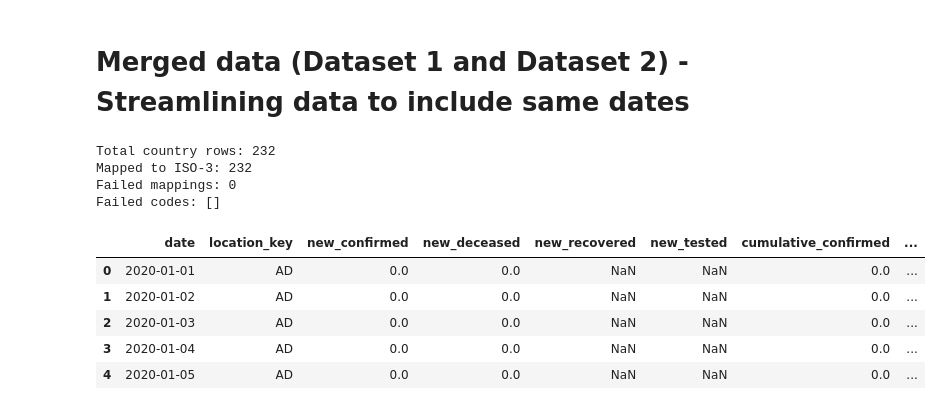
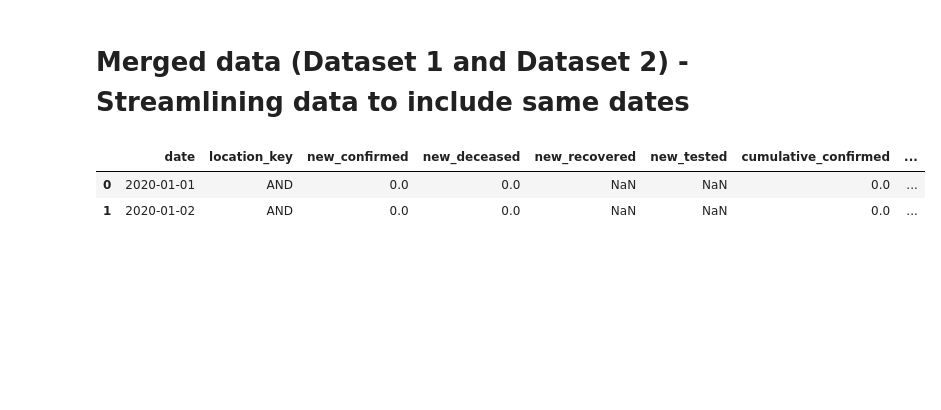
Before and after one commit to vichalder/final_project, a Jupyter notebook: notebooks/Data_cleaning_and_merging.ipynb, the cells around one changed output. Saved outputs shown, nothing was run; the diff lists cells and outputs as text; code cells hidden in the pictures; blank space fills up the shorter version.

```diff
--- a/notebooks/Data_cleaning_and_merging.ipynb
+++ b/notebooks/Data_cleaning_and_merging.ipynb
@@ -319,49 +315,30 @@ filtered_focus_data1_common
 # Selecting focus countries for deep dive analysis
 focus_countries = ['DNK', 'DEU', 'GBR']
 # %%
-special_cases = {
-    "XK": "XKX",  # Kosovo
-}
+def convert_iso2_to_iso3(location_key):
 
-#Apply for "Focus_data1" and "Focus_data2"
-def iso2_to_iso3(code):
-    if pd.isna(code):
-        return None
-    code = str(code).strip().upper()
-    if code in special_cases:
-        return special_cases[code]
-    country = pycountry.countries.get(alpha_2=code)
-    return country.alpha_3 if country else None
+    #Convert a location_key from ISO-2 to ISO-3 format.
 
-#Verifying country code conversion
-latest_cases_check = (
-    focus_data1.sort_values("date")
-    .groupby("location_key", as_index=False)["cumulative_confirmed"]
-    .last()
-    .copy()
-)
+    if pd.isna(location_key):
+        return location_key
 
-iso2_to_iso3("focus_data1")
+    parts = location_key.split("_")
+    iso2 = parts[0]
 
-latest_cases_check["iso3"] = latest_cases_check["location_key"].apply(iso2_to_iso3)
+    country = pycountry.countries.get(alpha_2=iso2)
 
-print("Total country rows:", len(latest_cases_check))
-print("Mapped to ISO-3:", latest_cases_check["iso3"].notna().sum())
-print("Failed mappings:", latest_cases_check["iso3"].isna().sum())
+    if country:
+        parts[0] = country.alpha_3  # Replace ISO-2 with ISO-3
+        return "_".join(parts)
+    else:
+        return location_key  # Return original if not found (e.g. 'XK' for Kosovo)
 
-failed_codes = sorted(latest_cases_check.loc[latest_cases_check["iso3"].isna(), "location_key"].unique())
-print("Failed codes:", failed_codes)
+# Apply to both datasets
+focus_data1["location_key"] = focus_data1["location_key"].apply(convert_iso2_to_iso3)
+focus_data2["location_key"] = focus_data2["location_key"].apply(convert_iso2_to_iso3)
-# %% [output]
-Total country rows: 232
-Mapped to ISO-3: 232
-Failed mappings: 0
-Failed codes: []
 # %%
-focus_data1.head()
+focus_data1.head(2)
 # %% [output]
 |  | date | location_key | new_confirmed | new_deceased | new_recovered | new_tested | cumulative_confirmed | ... |
-| 0 | 2020-01-01 | AD | 0.0 | 0.0 | NaN | NaN | 0.0 | ... |
-| 1 | 2020-01-02 | AD | 0.0 | 0.0 | NaN | NaN | 0.0 | ... |
-| 2 | 2020-01-03 | AD | 0.0 | 0.0 | NaN | NaN | 0.0 | ... |
-| 3 | 2020-01-04 | AD | 0.0 | 0.0 | NaN | NaN | 0.0 | ... |
-| 4 | 2020-01-05 | AD | 0.0 | 0.0 | NaN | NaN | 0.0 | ... |
+| 0 | 2020-01-01 | AND | 0.0 | 0.0 | NaN | NaN | 0.0 | ... |
+| 1 | 2020-01-02 | AND | 0.0 | 0.0 | NaN | NaN | 0.0 | ... |
```
Also changed, not shown: parts of 12 cells of this notebook.
